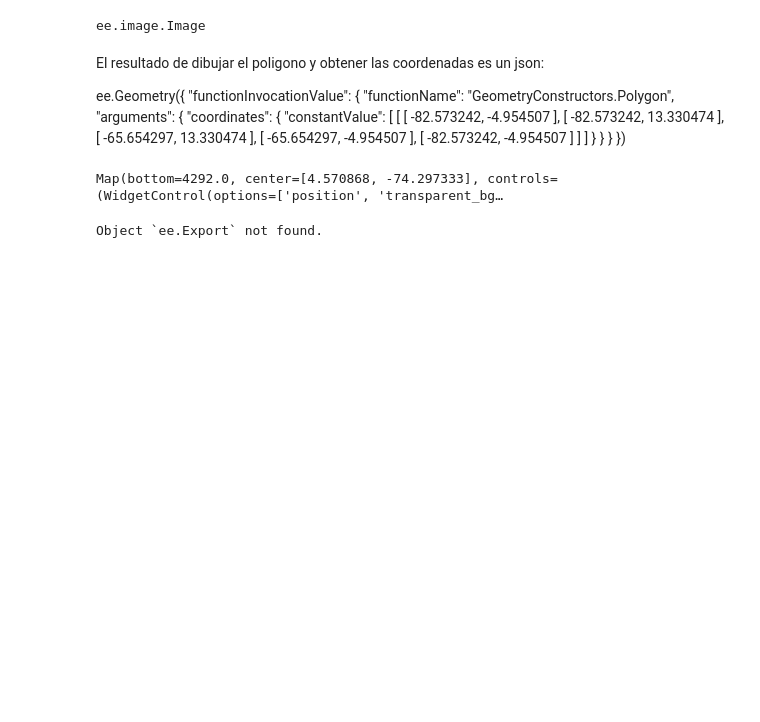
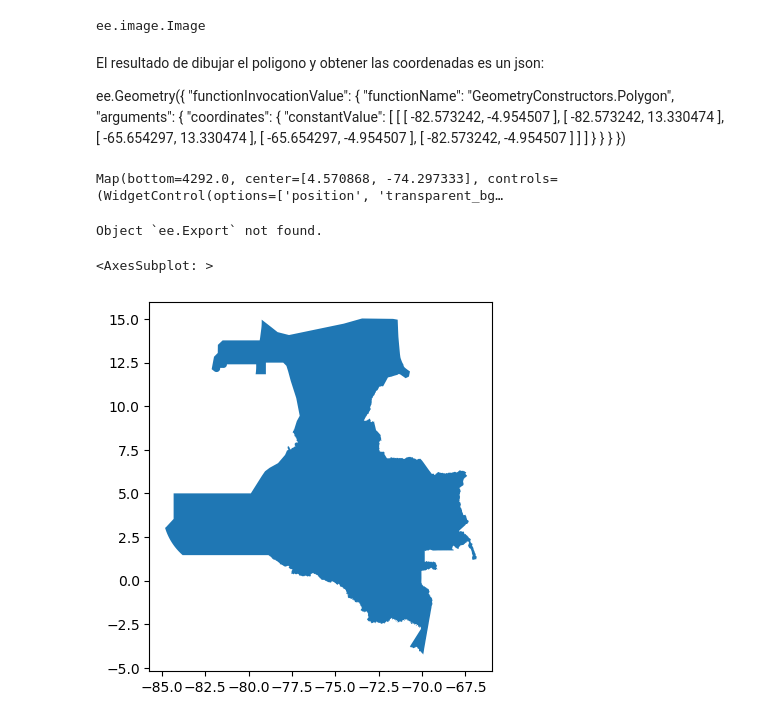
Before and after one commit to HIDES-Co/GEE_python, a Jupyter notebook: GEE_Colombia/NO2.ipynb, the cells around one changed output. Drawn from its saved outputs; the diff is of its cells as text; code cells hidden in the pictures; blank space fills up the shorter version.

```diff
--- a/GEE_Colombia/NO2.ipynb
+++ b/GEE_Colombia/NO2.ipynb
@@ -337,3 +327,15 @@ Map(bottom=4292.0, center=[4.570868, -74.297333], controls=(WidgetControl(option
 ee.Export?
 # %% [output]
 Object `ee.Export` not found.
+# %%
+shp=gdp.read_file('EEZ_land_union_v3_202003/EEZ_Land_v3_202030.shp')
+num_df.loc[num_df['a'] == 2]
+# %%
+# var shp=ee.FeatureCollection(polygon);
+# var colombiam=shp.filter(ee.Filter.eq('UNION', 'Colombia'));
+# //Map.addLayer(colombiam,{})
+# Map
+shp.loc[shp['UNION']=='Colombia'].plot()
+# %% [output]
+<AxesSubplot: >
+[figure, added]
```
Also changed, not shown: parts of 9 cells of this notebook, 3 other files.
